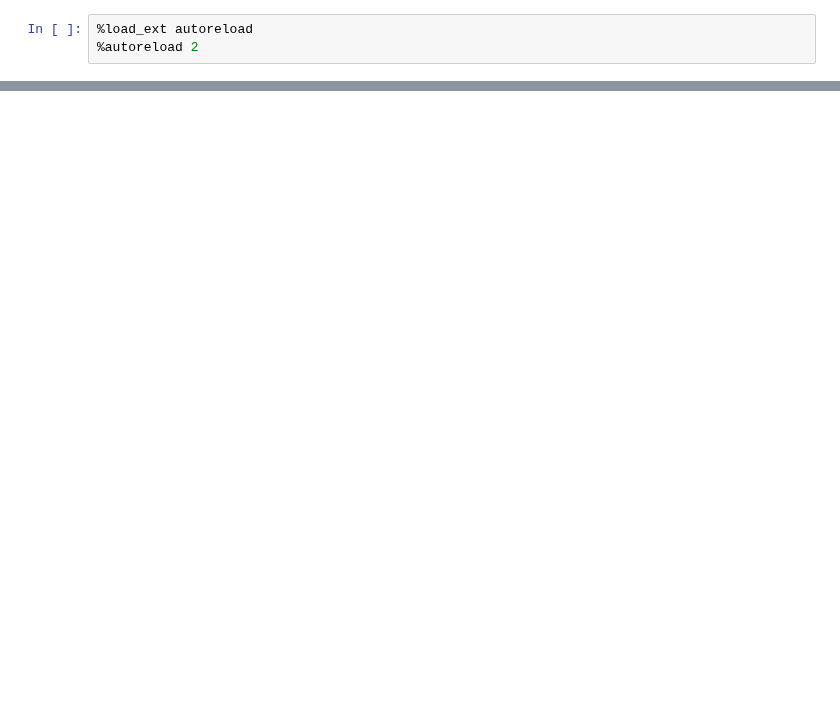
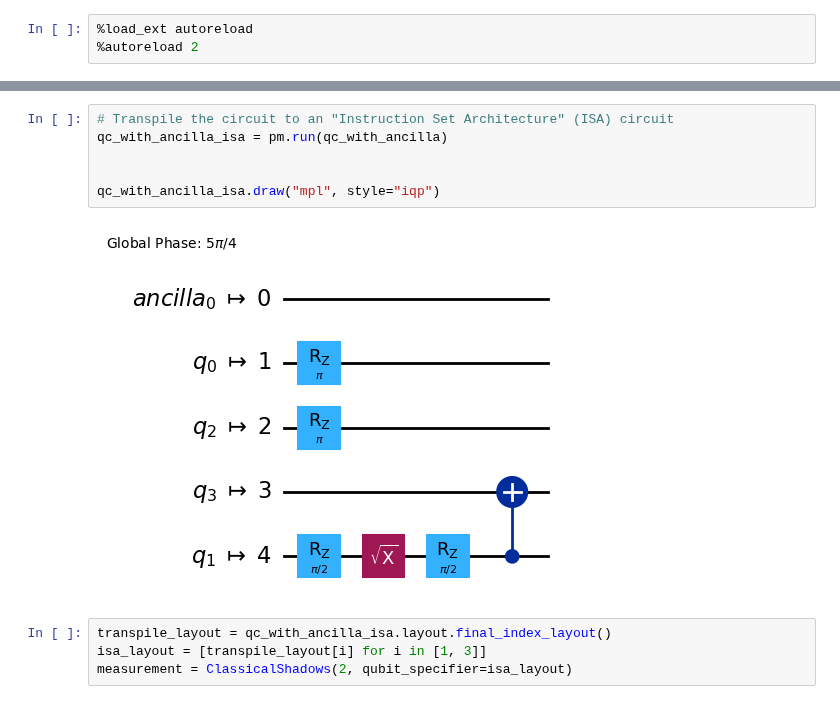
Before and after one commit to qiskit-community/povm-toolbox, a Jupyter notebook: docs/how_tos/layout.ipynb, the cells around one changed output, grey strips where cells are left out. Drawn from its saved outputs; the diff is of its cells as text; blank space fills up the shorter version.

```diff
--- a/docs/how_tos/layout.ipynb
+++ b/docs/how_tos/layout.ipynb
@@ -121,0 +158,12 @@ The post-processor can also compute the (estimated) standard deviation of the es
+# %%
+# Transpile the circuit to an "Instruction Set Architecture" (ISA) circuit
+qc_with_ancilla_isa = pm.run(qc_with_ancilla)
+
+
+qc_with_ancilla_isa.draw("mpl", style="iqp")
+# %% [output]
+[figure, added]
+# %%
+transpile_layout = qc_with_ancilla_isa.layout.final_index_layout()
+isa_layout = [transpile_layout[i] for i in [1, 3]]
+measurement = ClassicalShadows(2, qubit_specifier=isa_layout)
```
Also changed, not shown: parts of 47 cells of this notebook, 2 other files.
